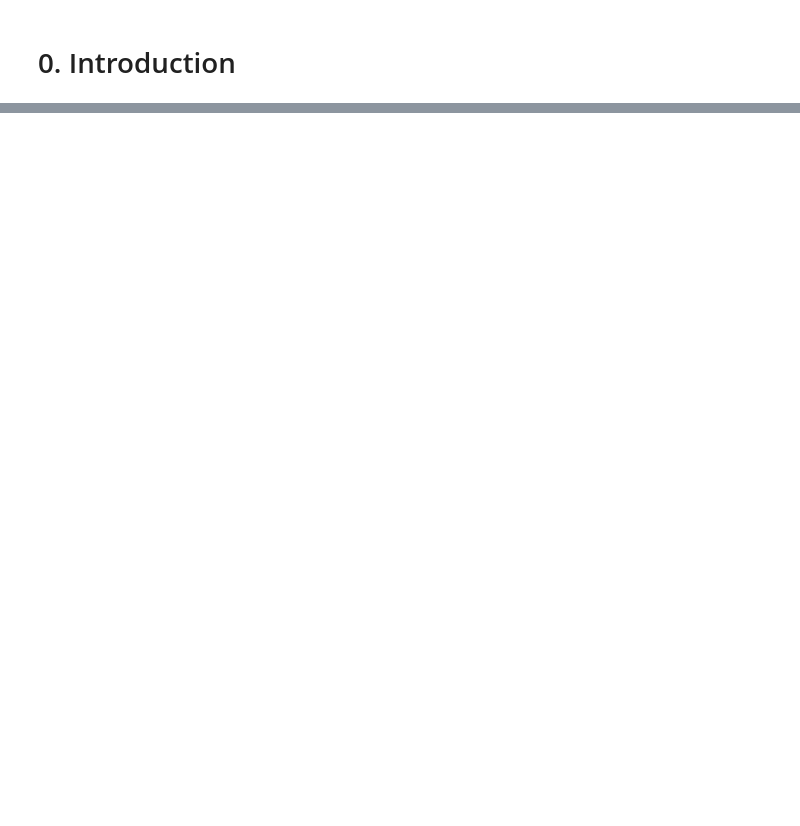
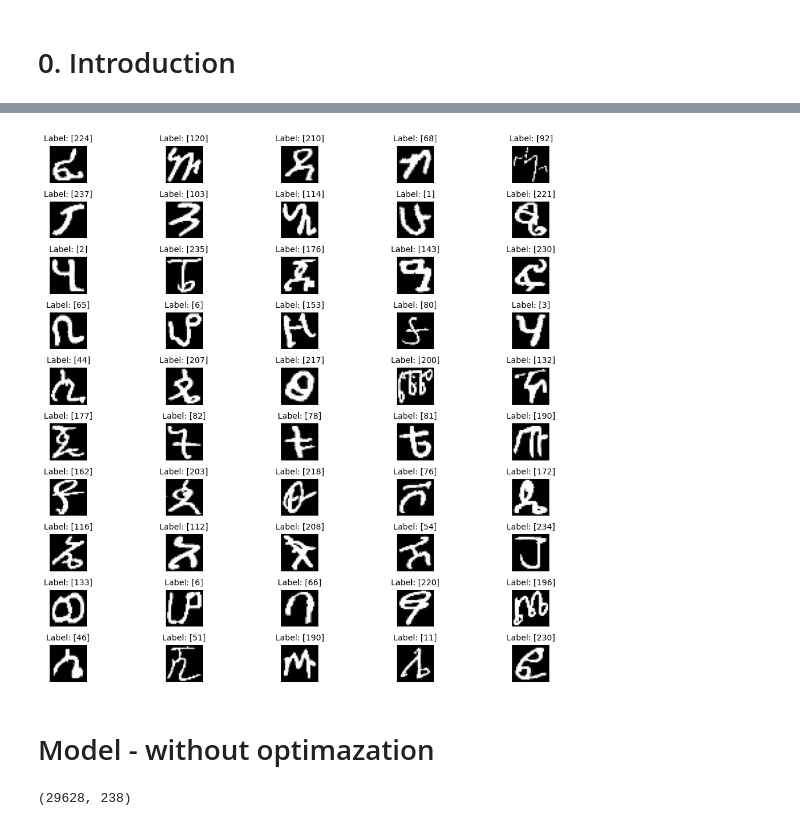
Before and after one commit to wubeshetA/HahuNet, a Jupyter notebook: src/HahuNet.ipynb, the cells around one changed output, grey strips where cells are left out. Saved outputs shown, nothing was run; the diff lists cells and outputs as text; code cells hidden in the pictures; blank space fills up the shorter version.

```diff
--- a/src/HahuNet.ipynb
+++ b/src/HahuNet.ipynb
@@ -20,0 +126,22 @@ The Amharic language, primarily spoken in Ethiopia, is written using a version o
+# %%
+import matplotlib.pyplot as plt
+
+def display_images_with_labels(images, labels, rows=2, cols=5):
+    fig, axes = plt.subplots(rows, cols, figsize=(12, 12))  # Set the figure size and layout
+    fig.subplots_adjust(hspace=0.5, wspace=0.5)  # Adjust spacing between subplots
+
+    for i in range(rows):
+        for j in range(cols):
+            index = i * cols + j
+            axes[i, j].imshow(images[index], cmap='gray')  # Display the image in grayscale
+            axes[i, j].set_title(f"Label: {labels[index]}", fontsize=10)  # Set the title with the label
+            axes[i, j].axis('off')  # Turn off axis labels
+
+    plt.show()
+
+# Example usage:
+display_images_with_labels(X_train_orig[:50], Y_train_orig[:50], rows=10, cols=5)
+# %% [output]
+[figure, added]
+# %% [markdown]
+# Model - without optimazation
@@ -20,0 +155,4 @@ The Amharic language, primarily spoken in Ethiopia, is written using a version o
+# %%
+Y_train.shape
+# %% [output]
+(29628, 238)
```
Also changed, not shown: parts of 25 cells of this notebook.
